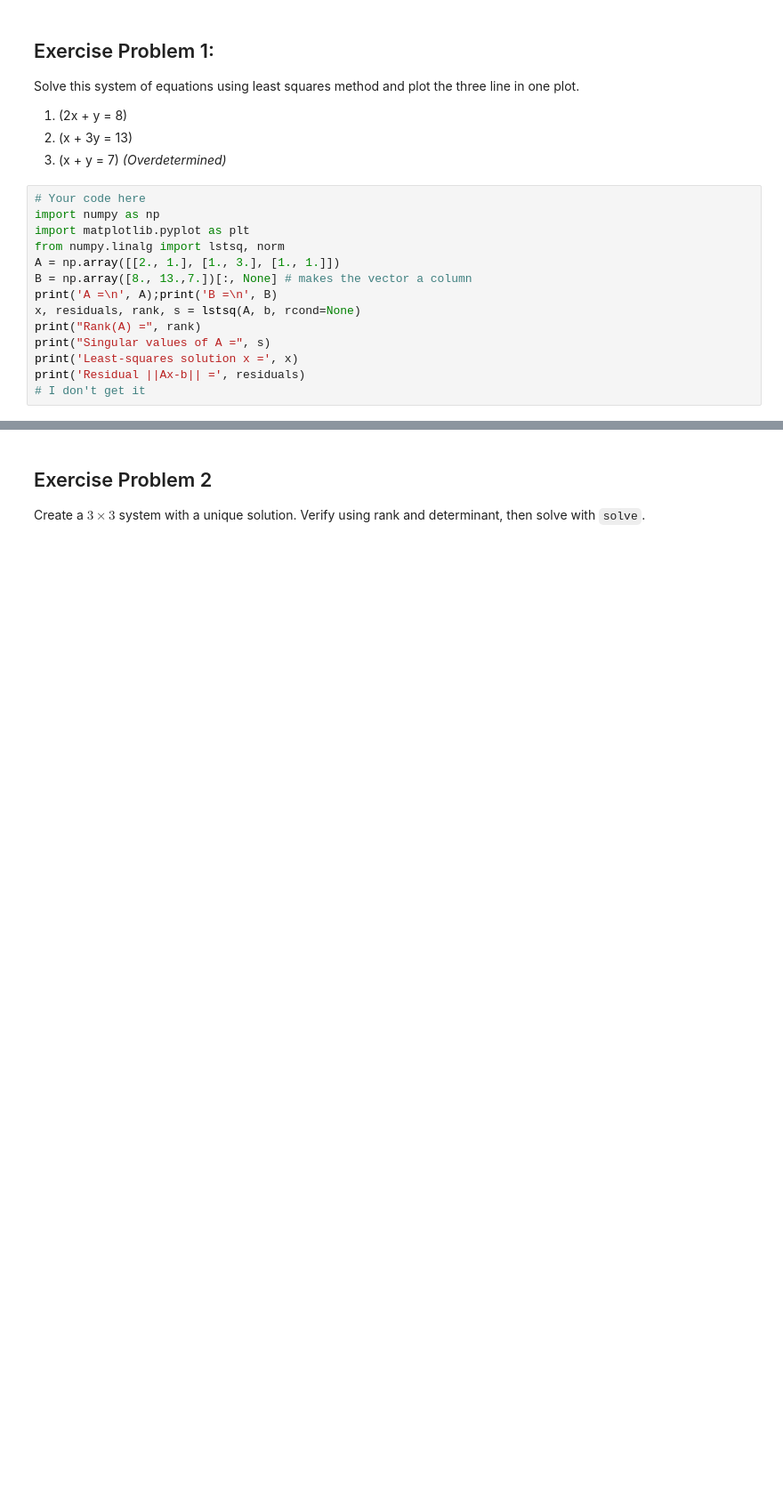
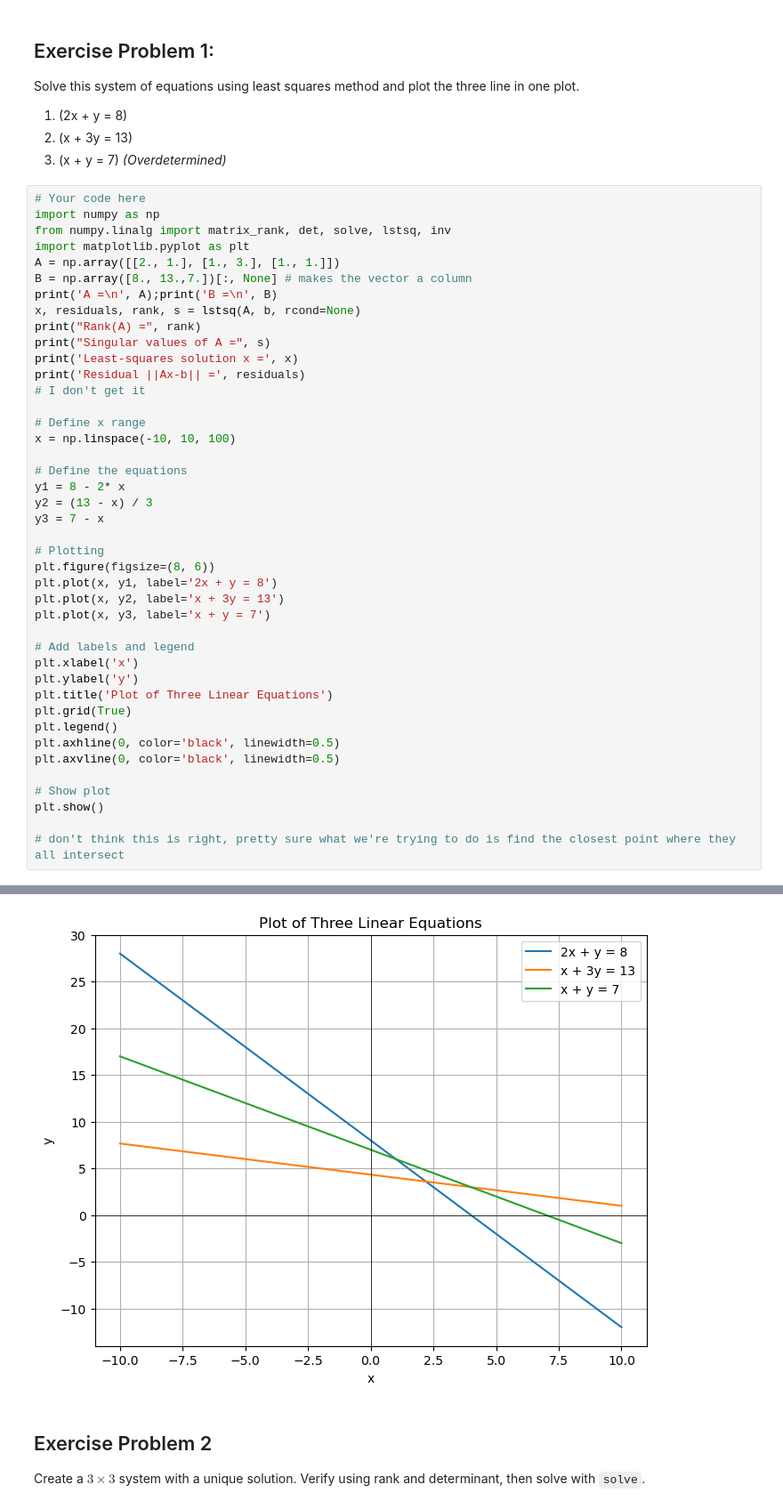
Before and after one commit to bruce179012-byte/MEGR2810-Jupyter-Notebook, a Jupyter notebook: Lecture 8_Linear_Equations_Solver.ipynb, the cells around one changed output, grey strips where cells are left out. Shown at 89% size. Drawn from its saved outputs; the diff is of its cells as text; blank space fills up the shorter version.

```diff
--- a/Lecture 8_Linear_Equations_Solver.ipynb
+++ b/Lecture 8_Linear_Equations_Solver.ipynb
@@ -542,30 +542,59 @@ Solve this system of equations using least squares method and plot the three lin
 # %%
 # Your code here
 import numpy as np
+from numpy.linalg import matrix_rank, det, solve, lstsq, inv
 import matplotlib.pyplot as plt
-from numpy.linalg import lstsq, norm
 A = np.array([[2., 1.], [1., 3.], [1., 1.]])
 B = np.array([8., 13.,7.])[:, None] # makes the vector a column
 print('A =\n', A);print('B =\n', B)
 x, residuals, rank, s = lstsq(A, b, rcond=None)
 print("Rank(A) =", rank)
 print("Singular values of A =", s)
 print('Least-squares solution x =', x)
 print('Residual ||Ax-b|| =', residuals)
 # I don't get it
+
+# Define x range
+x = np.linspace(-10, 10, 100)
+
+# Define the equations
+y1 = 8 - 2* x
+y2 = (13 - x) / 3
+y3 = 7 - x
+
+# Plotting
+plt.figure(figsize=(8, 6))
+plt.plot(x, y1, label='2x + y = 8')
+plt.plot(x, y2, label='x + 3y = 13')
+plt.plot(x, y3, label='x + y = 7')
+
+# Add labels and legend
+plt.xlabel('x')
+plt.ylabel('y')
+plt.title('Plot of Three Linear Equations')
+plt.grid(True)
+plt.legend()
+plt.axhline(0, color='black', linewidth=0.5)
+plt.axvline(0, color='black', linewidth=0.5)
+
+# Show plot
+plt.show()
+
+# don't think this is right, pretty sure what we're trying to do is find the closest point where they all intersect
 # %% [output]
 A =
  [[2. 1.]
  [1. 3.]
  [1. 1.]]
 B =
  [[ 8.]
  [13.]
  [ 7.]]
 Rank(A) = 2
 Singular values of A = [3.87298335 1.41421356]
 Least-squares solution x = [7.33333333 1.        ]
 Residual ||Ax-b|| = [3.33333333]
+[figure, added]
 # %% [markdown]
 ## Exercise Problem 2
 Create a $3\times 3$ system with a unique solution. Verify using rank and determinant, then solve with `solve`.
```
Also changed, not shown: parts of 2 cells of this notebook.
